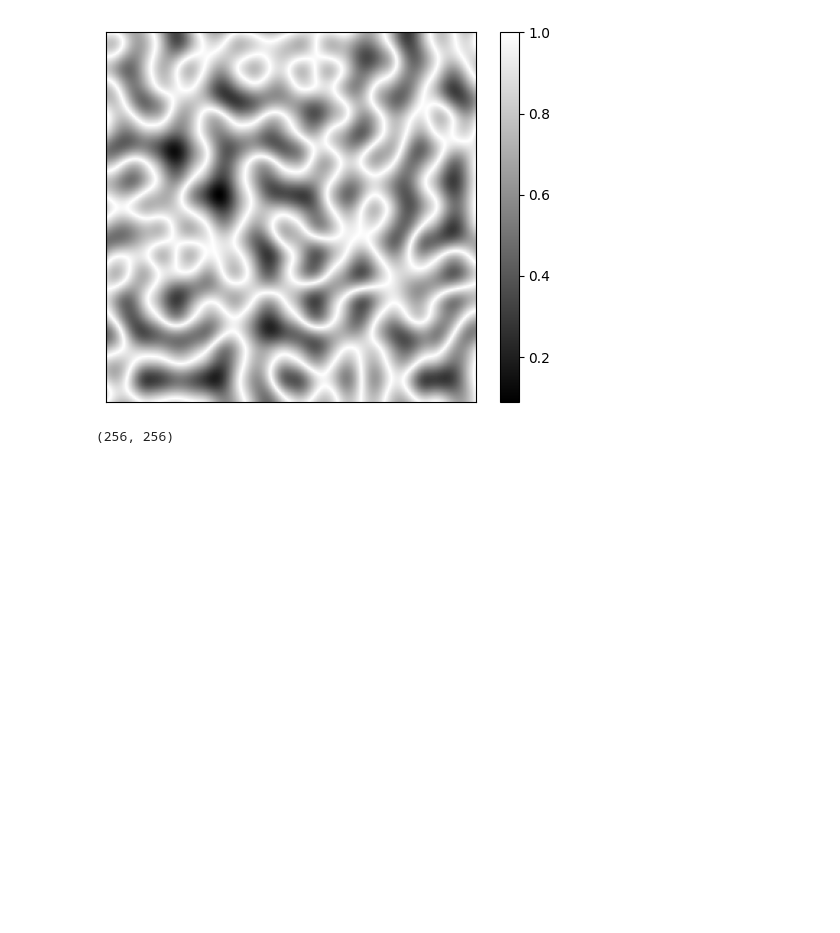
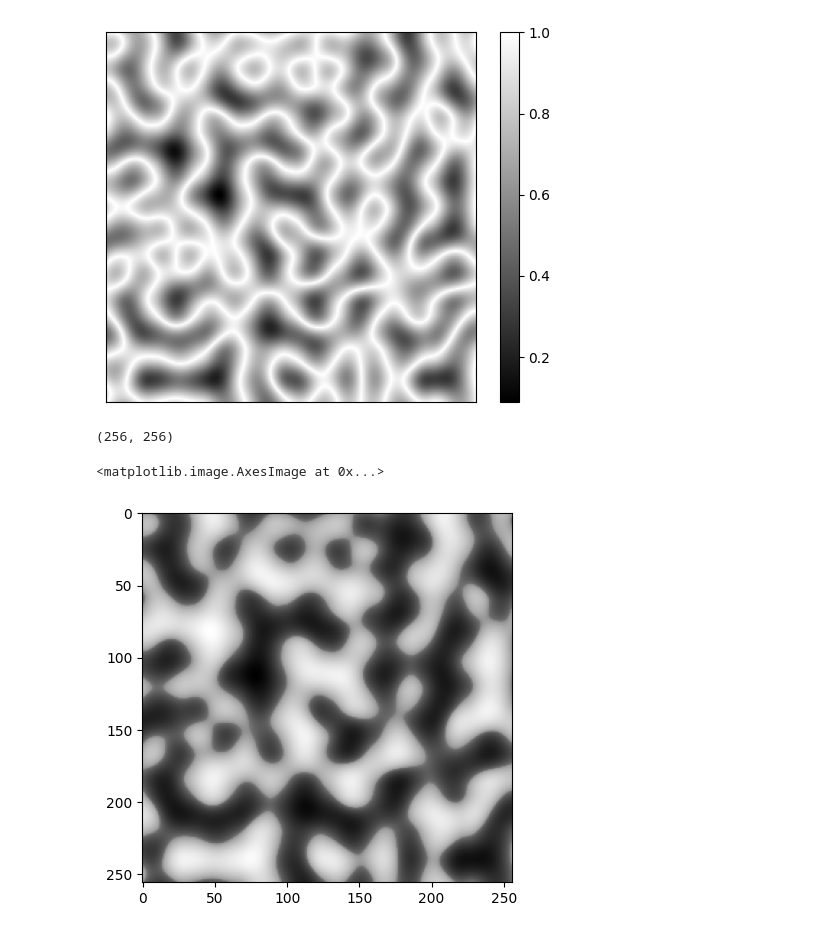
Before and after one commit to LCAV/LenslessPiCam, a Jupyter notebook: masks/PhlatCam/phlatcam-test.ipynb, the cells around one changed output. Drawn from its saved outputs; the diff is of its cells as text; code cells hidden in the pictures; blank space fills up the shorter version.

```diff
--- a/masks/PhlatCam/phlatcam-test.ipynb
+++ b/masks/PhlatCam/phlatcam-test.ipynb
@@ -56,3 +58,12 @@ np.save("perlin_minus_abs.npy", 1-abs(noise))
 noise.shape
 # %% [output]
 (256, 256)
+# %%
+sqrt_noise = abs(noise) ** 0.5 * np.sign(noise)
+# %%
+noise_as_img = np.interp(noise, (-1,1), (0,255)).astype(np.uint8)
+sqrt_noise_as_img = np.interp(sqrt_noise, (-1,1), (0,255)).astype(np.uint8)
+plt.imshow(sqrt_noise_as_img, cmap='gray')
+# %% [output]
+<matplotlib.image.AxesImage at 0x...>
+[figure, added]
```
Also changed, not shown: parts of 2 cells of this notebook, 2 other files.
